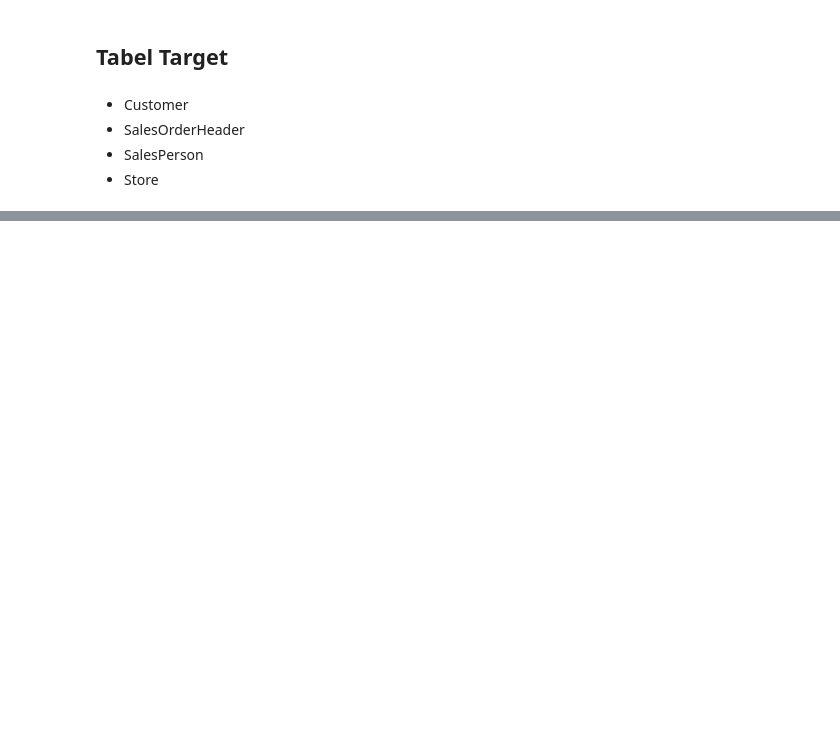
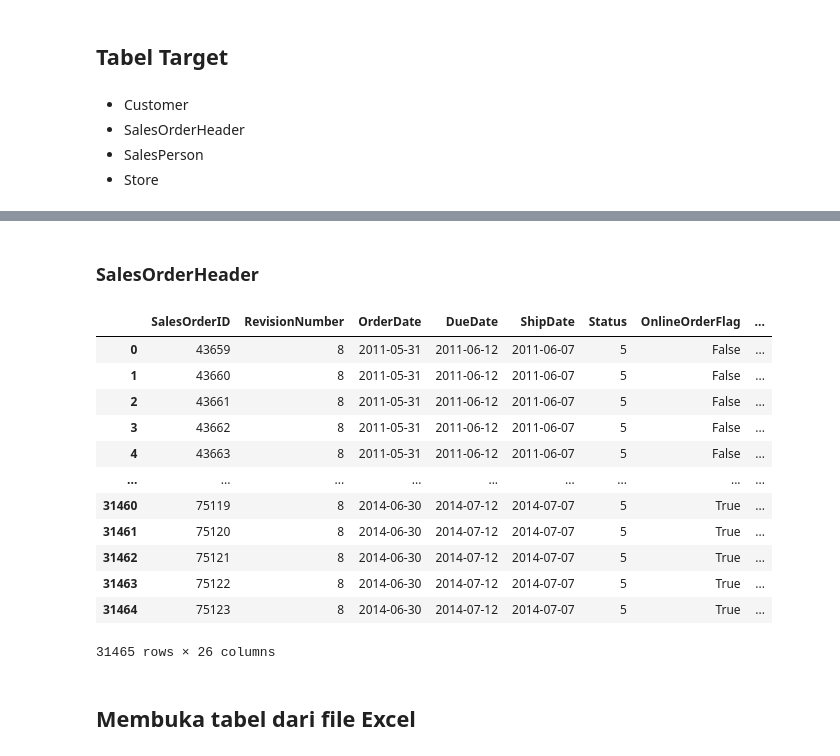
Before and after one commit to aansubarkah/sekolahsabtuauditor, a Jupyter notebook: MembukaDatabase/MembacaDatabase.ipynb, the cells around one changed output, grey strips where cells are left out. Cells and saved outputs as stored; diff of their text form; code cells hidden in the pictures; blank space fills up the shorter version.

```diff
--- a/MembukaDatabase/MembacaDatabase.ipynb
+++ b/MembukaDatabase/MembacaDatabase.ipynb
@@ -88,0 +112,23 @@ Agar lebih menantang:
+# %% [markdown]
+### SalesOrderHeader
+# %%
+sql = 'SELECT * FROM Sales.SalesOrderHeader'
+tabel_sales = pd.read_sql(sql, cnxn)
+# %%
+tabel_sales
+# %% [output]
+|  | SalesOrderID | RevisionNumber | OrderDate | DueDate | ShipDate | Status | OnlineOrderFlag | ... |
+| 0 | 43659 | 8 | 2011-05-31 | 2011-06-12 | 2011-06-07 | 5 | False | ... |
+| 1 | 43660 | 8 | 2011-05-31 | 2011-06-12 | 2011-06-07 | 5 | False | ... |
+| 2 | 43661 | 8 | 2011-05-31 | 2011-06-12 | 2011-06-07 | 5 | False | ... |
+| 3 | 43662 | 8 | 2011-05-31 | 2011-06-12 | 2011-06-07 | 5 | False | ... |
+| 4 | 43663 | 8 | 2011-05-31 | 2011-06-12 | 2011-06-07 | 5 | False | ... |
+| ... | ... | ... | ... | ... | ... | ... | ... | ... |
+| 31460 | 75119 | 8 | 2014-06-30 | 2014-07-12 | 2014-07-07 | 5 | True | ... |
+| 31461 | 75120 | 8 | 2014-06-30 | 2014-07-12 | 2014-07-07 | 5 | True | ... |
+| 31462 | 75121 | 8 | 2014-06-30 | 2014-07-12 | 2014-07-07 | 5 | True | ... |
+| 31463 | 75122 | 8 | 2014-06-30 | 2014-07-12 | 2014-07-07 | 5 | True | ... |
+| 31464 | 75123 | 8 | 2014-06-30 | 2014-07-12 | 2014-07-07 | 5 | True | ... |
+31465 rows × 26 columns
+# %% [markdown]
+## Membuka tabel dari file Excel
```
Also changed, not shown: parts of 16 cells of this notebook.
